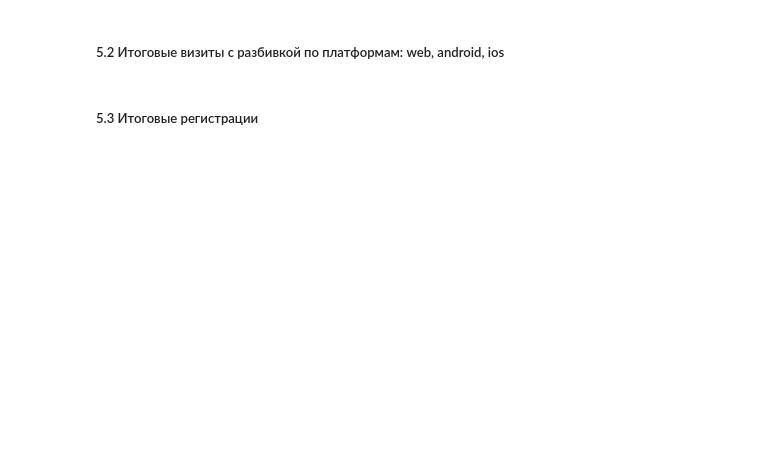
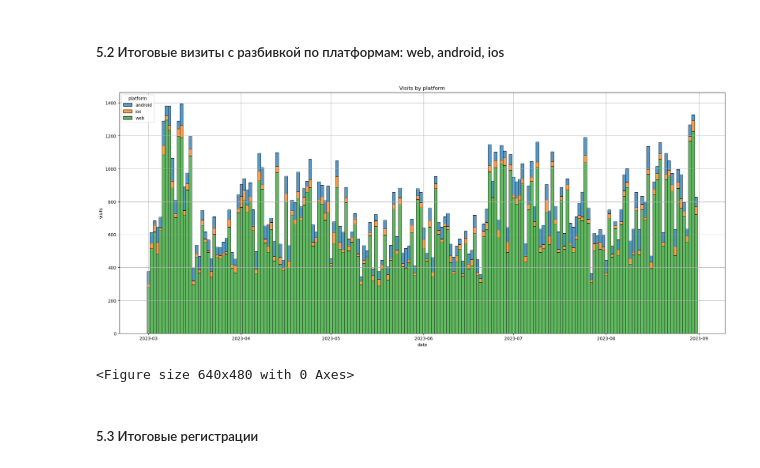
Before and after one commit to skorykov-ivan/data-analytics-project-100, a Jupyter notebook: charts_project.ipynb, the cells around one changed output. Drawn from its saved outputs; the diff is of its cells as text; code cells hidden in the pictures; blank space fills up the shorter version.

```diff
--- a/charts_project.ipynb
+++ b/charts_project.ipynb
@@ -176,24 +302,27 @@ plt.show()
 # %%
 plt.figure(figsize=(25, 10))
 
 ax = sns.histplot(
     x='date_group',
     weights='visits',
     hue='platform',
     data=merged_df,
     multiple='stack',
     bins=184
 )
 
 plt.title('Visits by platform')
-plt.xlabel('date_group')
+plt.xlabel('date')
 plt.ylabel('visits')
 plt.grid(True)
 
 plt.show()
 
 #Сохраняем график
-#plt.savefig('./charts/2.visits_by_web_andr_ios.png')
+plt.savefig('./charts/2.visits_by_web_andr_ios.png')
+# %% [output]
+[figure, added]
+<Figure size 640x480 with 0 Axes>
 # %% [markdown]
 ##### 5.3 Итоговые регистрации
 # %%
```
Also changed, not shown: parts of 26 cells of this notebook, 2 other files.
